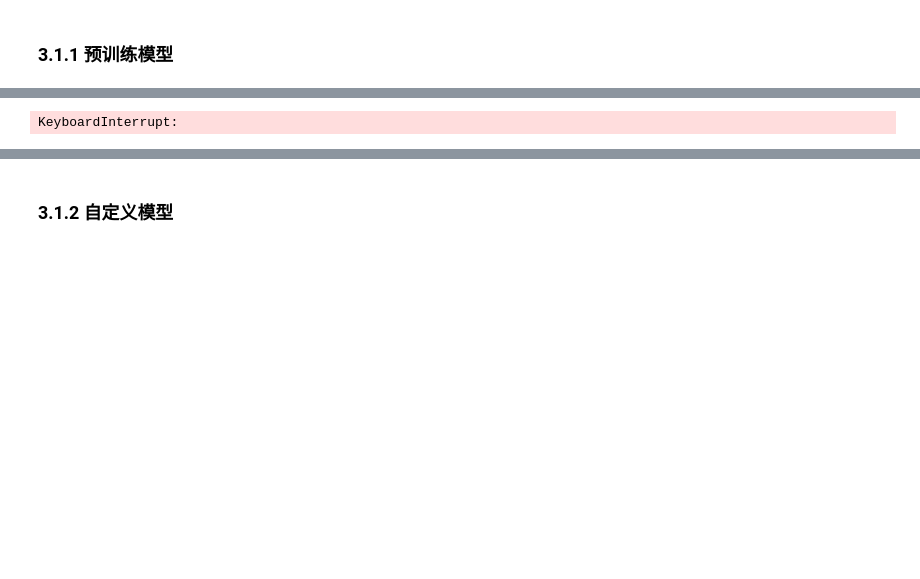
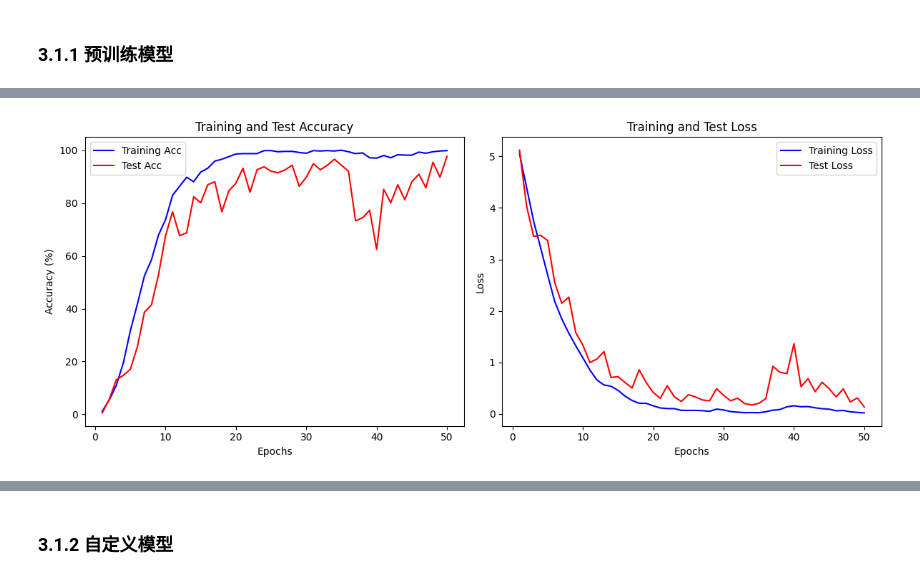
Before and after one commit to Four-Q/FingerPrint, a Jupyter notebook: Fingerprint_classify/v1.ipynb, the cells around one changed output, grey strips where cells are left out. Saved outputs shown, nothing was run; the diff lists cells and outputs as text; code cells hidden in the pictures; blank space fills up the shorter version.

```diff
--- a/Fingerprint_classify/v1.ipynb
+++ b/Fingerprint_classify/v1.ipynb
@@ -425,13 +427,12 @@ def plot_history(history):
 # %% [markdown]
 ### 3.1.1 预训练模型
 # %%
-device = torch.device("cuda" if torch.cuda.is_available() else "cpu")
 model1 = get_model(num_classes=110).to(device)
 optimizer = optim.Adam(model1.parameters(), lr=0.001)
 criterion = nn.CrossEntropyLoss()
 total_params = sum(p.numel() for p in model1.parameters())
 print(f"总参数量: {total_params:,}")
-history1 = train(model1, train_loader, test_loader, criterion, optimizer, device, epochs=20)
+history1 = train(model1, train_loader, test_loader, criterion, optimizer, device, epochs=50)
 # %% [output]
 总参数量: 11,226,670
 开始训练，设备: cuda
@@ -438 +454 @@ history1 = train(model1, train_loader, test_loader, criterion, optimizer, device
-KeyboardInterrupt:
+[figure, added]
```
Also changed, not shown: parts of 11 cells of this notebook, 2 other files.
